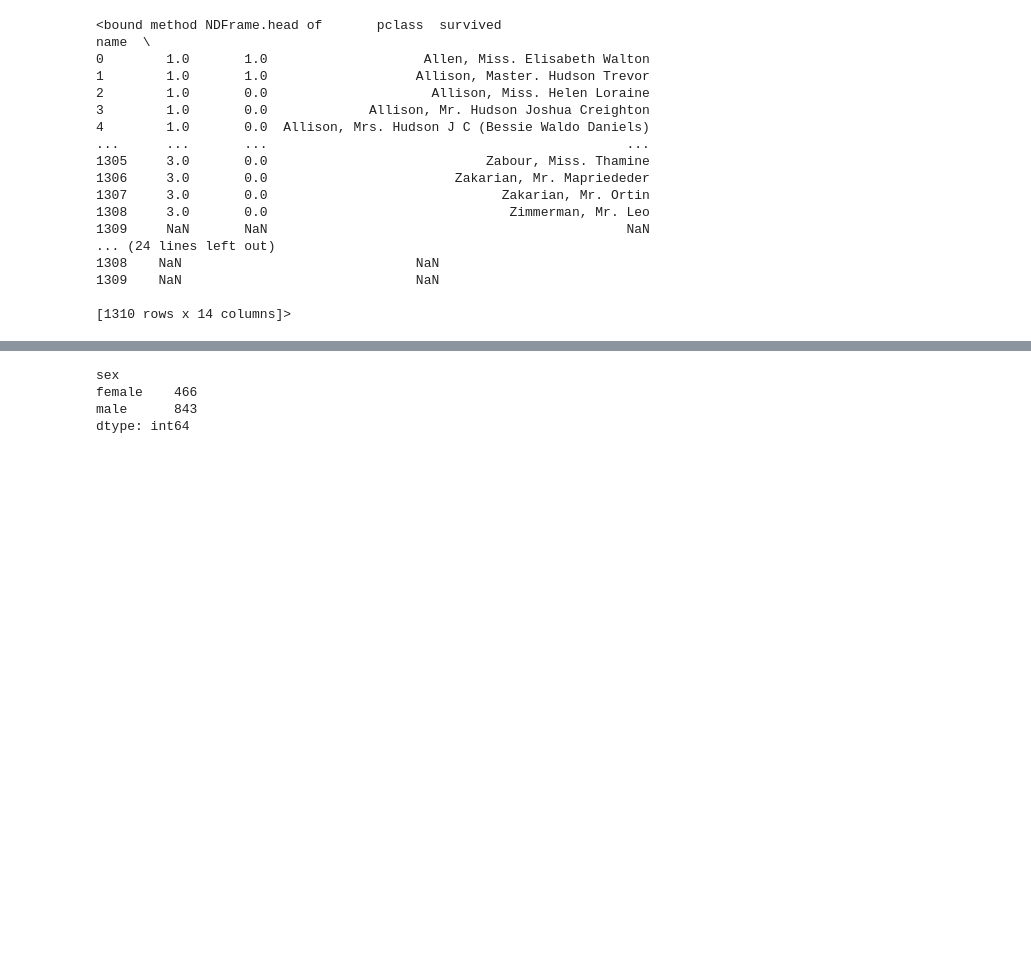
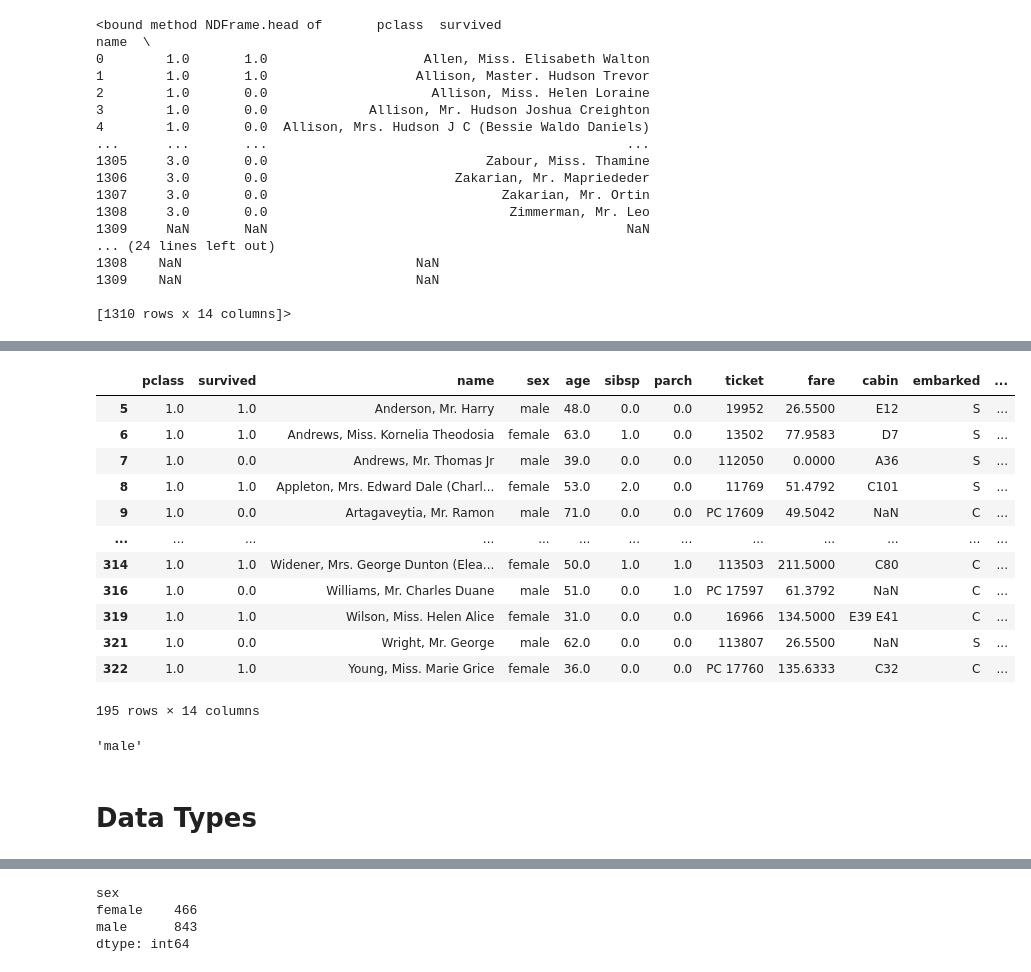
Before and after one commit to BryanSWeber/BDA301, a Jupyter notebook: Day 01 Lesson.ipynb, the cells around one changed output, grey strips where cells are left out. Drawn from its saved outputs; the diff is of its cells as text; code cells hidden in the pictures; blank space fills up the shorter version.

```diff
--- a/Day 01 Lesson.ipynb
+++ b/Day 01 Lesson.ipynb
@@ -101,0 +175,22 @@ But the solution isn't exactly what I am looking for (different context, etc.) H
+# %%
+titanicData[(titanicData['age'] > 30) & (titanicData['pclass'] == 1)]
+# %% [output]
+|  | pclass | survived | name | sex | age | sibsp | parch | ticket | fare | cabin | embarked | ... |
+| 5 | 1.0 | 1.0 | Anderson, Mr. Harry | male | 48.0 | 0.0 | 0.0 | 19952 | 26.5500 | E12 | S | ... |
+| 6 | 1.0 | 1.0 | Andrews, Miss. Kornelia Theodosia | female | 63.0 | 1.0 | 0.0 | 13502 | 77.9583 | D7 | S | ... |
+| 7 | 1.0 | 0.0 | Andrews, Mr. Thomas Jr | male | 39.0 | 0.0 | 0.0 | 112050 | 0.0000 | A36 | S | ... |
+| 8 | 1.0 | 1.0 | Appleton, Mrs. Edward Dale (Charl... | female | 53.0 | 2.0 | 0.0 | 11769 | 51.4792 | C101 | S | ... |
+| 9 | 1.0 | 0.0 | Artagaveytia, Mr. Ramon | male | 71.0 | 0.0 | 0.0 | PC 17609 | 49.5042 | NaN | C | ... |
+| ... | ... | ... | ... | ... | ... | ... | ... | ... | ... | ... | ... | ... |
+| 314 | 1.0 | 1.0 | Widener, Mrs. George Dunton (Elea... | female | 50.0 | 1.0 | 1.0 | 113503 | 211.5000 | C80 | C | ... |
+| 316 | 1.0 | 0.0 | Williams, Mr. Charles Duane | male | 51.0 | 0.0 | 1.0 | PC 17597 | 61.3792 | NaN | C | ... |
+| 319 | 1.0 | 1.0 | Wilson, Miss. Helen Alice | female | 31.0 | 0.0 | 0.0 | 16966 | 134.5000 | E39 E41 | C | ... |
+| 321 | 1.0 | 0.0 | Wright, Mr. George | male | 62.0 | 0.0 | 0.0 | 113807 | 26.5500 | NaN | S | ... |
+| 322 | 1.0 | 1.0 | Young, Miss. Marie Grice | female | 36.0 | 0.0 | 0.0 | PC 17760 | 135.6333 | C32 | C | ... |
+195 rows × 14 columns
+# %%
+titanicData["sex"][1]
+# %% [output]
+'male'
+# %% [markdown]
+# Data Types
```
Also changed, not shown: parts of 40 cells of this notebook, 2 other files.
